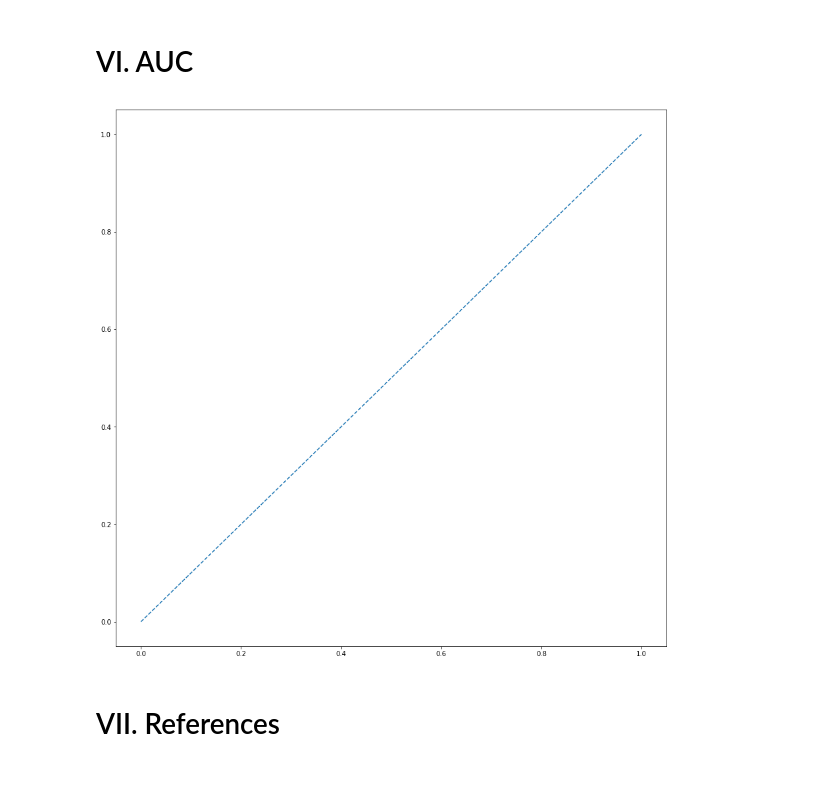
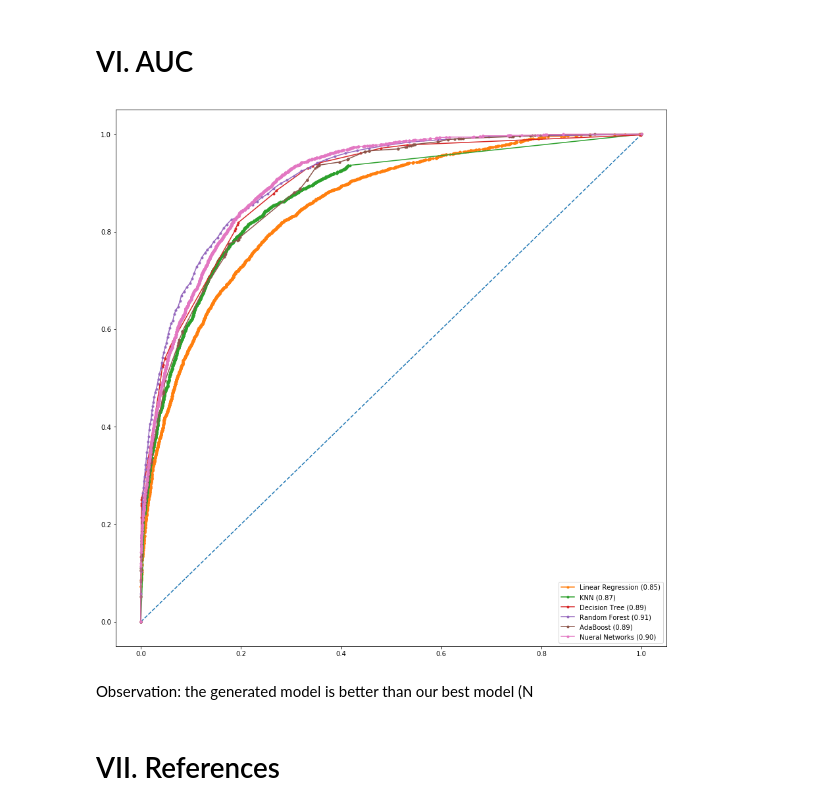
Before and after one commit to haiphucnguyen/MachineLearning, a Jupyter notebook: notes/Project 1.ipynb, the cells around one changed output. Drawn from its saved outputs; the diff is of its cells as text; code cells hidden in the pictures; blank space fills up the shorter version.

```diff
--- a/notes/Project 1.ipynb
+++ b/notes/Project 1.ipynb
@@ -589,28 +589,26 @@ plotLearningCurve('Learning Curve Neural Network', train_sizes, train_scores, te
 # %%
 from sklearn.metrics import auc
 from sklearn.metrics import roc_auc_score
 from sklearn.metrics import roc_curve
 
 f,ax = plt.subplots(figsize=(15,15))
 # plot no skill
 plt.plot([0, 1], [0, 1], linestyle='--')
 preds = {"Linear Regression": Y_lg_pred_proba[:, 1],
          "KNN": Y_knn_pred_proba[:, 1],
          "Decision Tree": Y_dt_pred_proba[:, 1],
          "Random Forest": Y_rf_pred_proba[:, 1],
          "AdaBoost": Y_ada_pred_proba[:, 1],
          "Nueral Networks": Y_nn_pred_proba[:, 1]}
-?roc_auc_score
-# for algorithm, pred in preds.items():
-#     # calculate roc curve
-#     fpr, tpr, thresholds = roc_curve(Y_test, pred)
-#     # plot the roc curve for the model
+for algorithm, pred in preds.items():
+    # calculate roc curve
+    fpr, tpr, thresholds = roc_curve(Y_test, pred)
+    # plot the roc curve for the model
+    plt.plot(fpr, tpr, marker='.', label = "{} ({:.2f})".format(algorithm, roc_auc_score(Y_test, pred)))
 
-#     plt.plot(fpr, tpr, marker='.', label = algorithm)
-
-# plt.legend(loc="lower right")
-# # show the plot
-# plt.show()
+plt.legend(loc="lower right")
+# show the plot
+plt.show()
 # %% [output]
-[figure, old version]
+[figure, new version]
 # %%
@@ -636,3 +627,5 @@ preds = {"Linear Regression": Y_lg_pred_proba[:, 1],
+# %% [markdown]
+Observation: the generated model is better than our best model (N
 # %% [markdown]
 # VII. References
 # %% [markdown]
```
Also changed, not shown: parts of 4 cells of this notebook.
